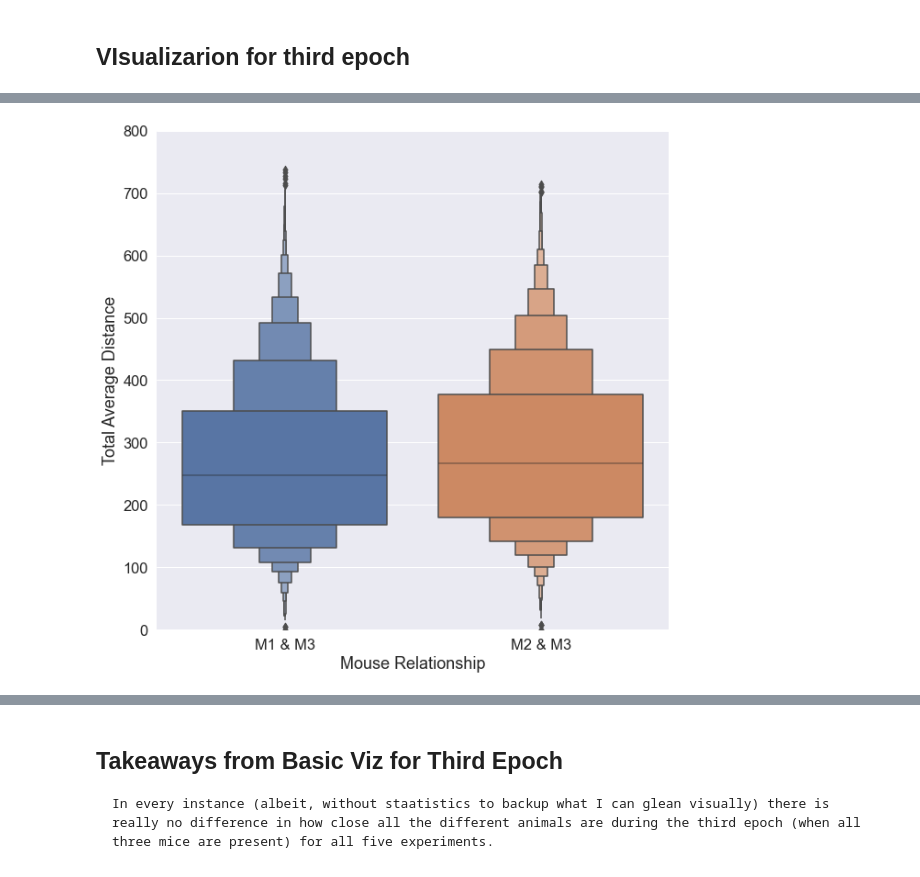
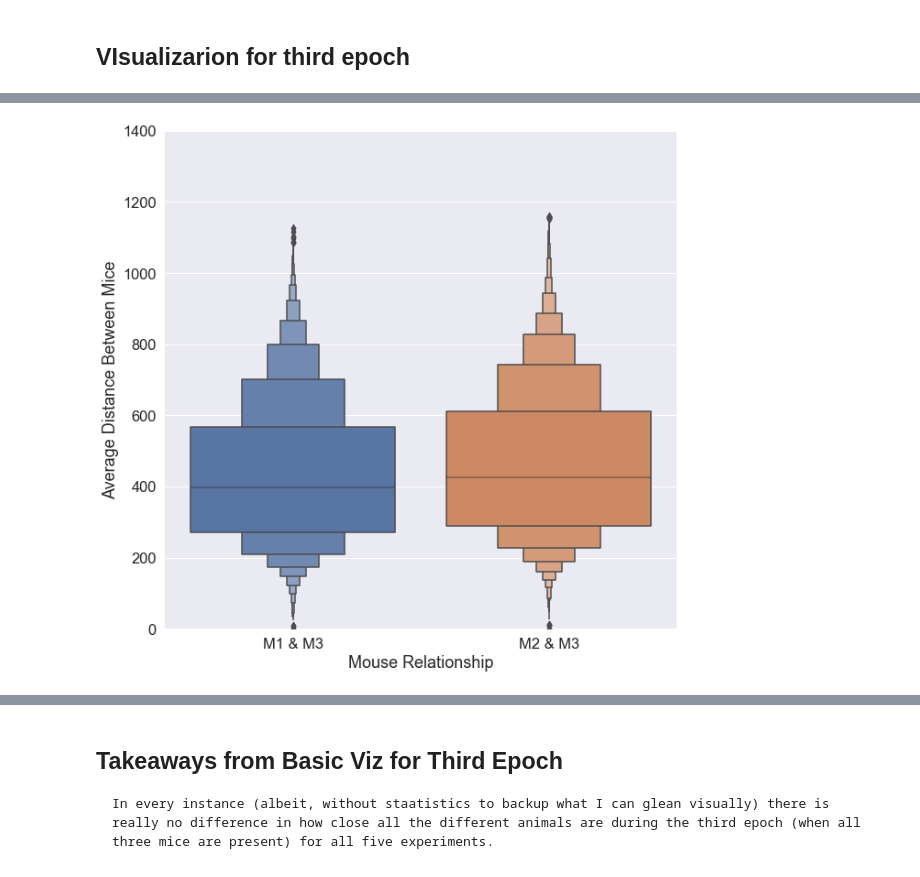
Before and after one commit to Frost-Lab-Utah/DLC, a Jupyter notebook: DLC_WT_social_trial.ipynb, the cells around one changed output, grey strips where cells are left out. Saved outputs shown, nothing was run; the diff lists cells and outputs as text; code cells hidden in the pictures.

```diff
--- a/DLC_WT_social_trial.ipynb
+++ b/DLC_WT_social_trial.ipynb
@@ -659,35 +619,14 @@ all_marker_distance_df=copy_cage1_marker_distance_df.append([copy_cage2_marker_d
 # %%
-
 #Making grand total df's specifically for the time the familiar mouse is in the cage
+epoch3_average_distance_df=all_average_distance_df.copy()
 
 #Making total average df's for all mice
-epoch3_cage1_average_distance_df=cage1_average_distance_df.copy()
-epoch3_cage2_average_distance_df=cage2_average_distance_df.copy()
-epoch3_cage3_average_distance_df=cage3_average_distance_df.copy()
-epoch3_cage4_average_distance_df=cage4_average_distance_df.copy()
-epoch3_cage5_average_distance_df=cage5_average_distance_df.copy()
 
 #Epoch 3 grand total average distance
-epoch3_average_distance_df=epoch3_cage1_average_distance_df.loc[18129:].append([epoch3_cage2_average_distance_df.loc[18079:],epoch3_cage3_average_distance_df.loc[18179:],
-                                                              epoch3_cage4_average_distance_df.loc[18085:],epoch3_cage5_average_distance_df.loc[18078:]]).reset_index()
-
-
-#Grand average for the markers
-#Making total average df's for all mice
-epoch3_cage1_marker_distance_df=cage1_marker_distance_df.copy()
-epoch3_cage2_marker_distance_df=cage2_marker_distance_df.copy()
-epoch3_cage3_marker_distance_df=cage3_marker_distance_df.copy()
-epoch3_cage4_marker_distance_df=cage4_marker_distance_df.copy()
-epoch3_cage5_marker_distance_df=cage5_marker_distance_df.copy()
-
-#Grand total marker distance
-epoch3_marker_distance_df=epoch3_cage1_marker_distance_df.loc[18129:].append([epoch3_cage2_marker_distance_df.loc[18079:],epoch3_cage3_marker_distance_df.loc[18179:],
-                                                              epoch3_cage4_marker_distance_df.loc[18085:],epoch3_cage5_marker_distance_df.loc[18078:]]).reset_index()
+epoch3_average_distance_df=all_average_distance_df.loc[18129:27171].append([all_average_distance_df.loc[45251:54290],all_average_distance_df.loc[72470:81560],
+                                                              all_average_distance_df.loc[99646:108688],all_average_distance_df.loc[126767:135806]]).reset_index().drop(columns=['index'])
 
 
 epoch3_average_distance_df.head()
 #epoch3_average_distance_df.tail()
-
-#epoch3_marker_distance_df.head()
-#epoch3_marker_distance_df.tail()
 # %% [output]
@@ -716,0 +639,7 @@ cage5_marker_distance_df.tail()
+# %%
+#melting the mpuse relationships out so that we can viz better
+epoch3_melt_df=epoch3_average_distance_df.copy()
+epoch3_melt_df=pd.melt(epoch3_melt_df, id_vars=['Frame','Experiment'], var_name='Relationship', value_name='Average Distance')
+
+
+epoch3_melt_df.head()
@@ -809,17 +702,16 @@ epoch3_melt_distance_df.loc[45257:]
 # %%
 #Show the distributions of total average distancee between the different mice from the M3 prespective
 plt.figure(figsize=(10,10))
 ax = sns.set(font_scale=1.5)
-ax = sns.boxenplot(x=epoch3_melt_distance_df['Relationship'].loc[45257:], #palette="dark",
+ax = sns.boxenplot(x=epoch3_melt_df['Relationship'].loc[45257:], #palette="dark",
                    y='Average Distance',
-                 data=epoch3_melt_distance_df, #order = ['0Gy','0Gy & RnaseA+H','2Gy','2Gy & RnaseA+H']
+                 data=epoch3_melt_df, #order = ['0Gy','0Gy & RnaseA+H','2Gy','2Gy & RnaseA+H']
 )
 
-ax.set(ylim=(0, 800), xlabel= "Mouse Relationship", ylabel="Total Average Distance"
-      )
+ax.set(ylim=(0, 1400),xlabel= "Mouse Relationship", ylabel="Average Distance Between Mice")
 sns.despine(left=True, bottom=True)
 
 #plt.savefig(f'dlc_example_boxenplot.png', dpi=900, bbox_inches='tight')
 # %% [output]
-[figure, old version]
+[figure, new version]
 # %%
```
Also changed, not shown: parts of 23 cells of this notebook.
